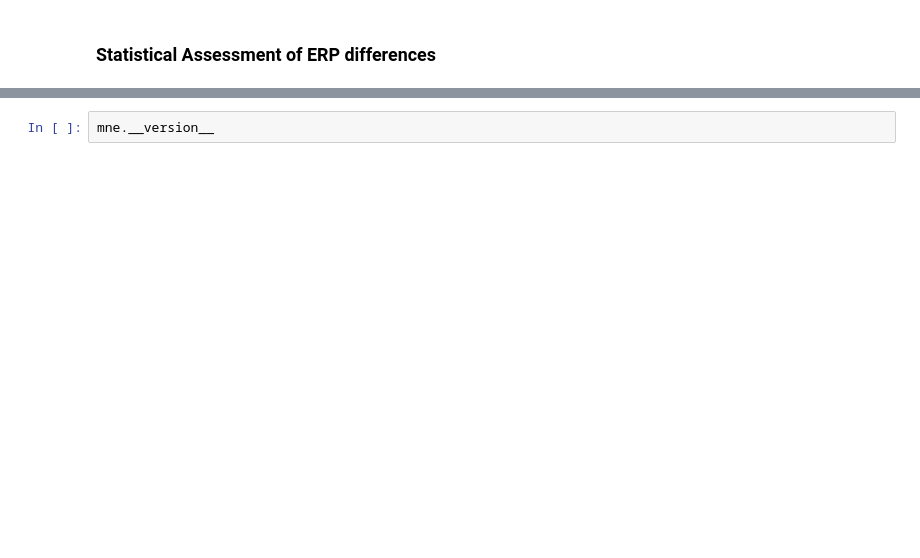
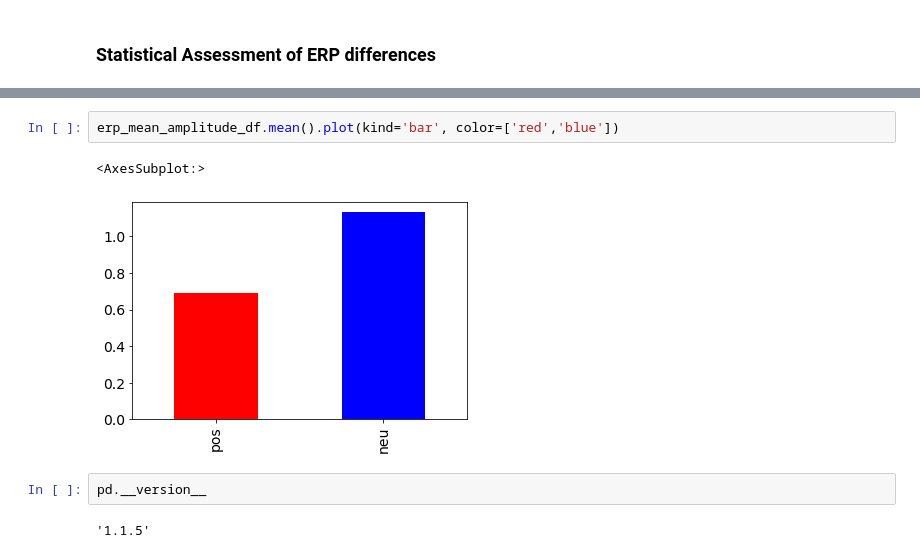
Before and after one commit to nomcomm/MediaNeuroscienceOnAShoestring_JMP, a Jupyter notebook: scripts/02_CN-S_ERP_Analysis.ipynb, the cells around one changed output, grey strips where cells are left out. Drawn from its saved outputs; the diff is of its cells as text; blank space fills up the shorter version.

```diff
--- a/scripts/02_CN-S_ERP_Analysis.ipynb
+++ b/scripts/02_CN-S_ERP_Analysis.ipynb
@@ -221,4 +221,11 @@ Ttest_relResult(statistic=-2.490620311810389, pvalue=0.016424361631192902)
 
 --------------------------
+# %%
+erp_mean_amplitude_df.mean().plot(kind='bar', color=['red','blue'])
+# %% [output]
+<AxesSubplot:>
+[figure, added]
 # %%
-mne.__version__
+pd.__version__
+# %% [output]
+'1.1.5'
```
Also changed, not shown: parts of 4 cells of this notebook, 8 other files.
